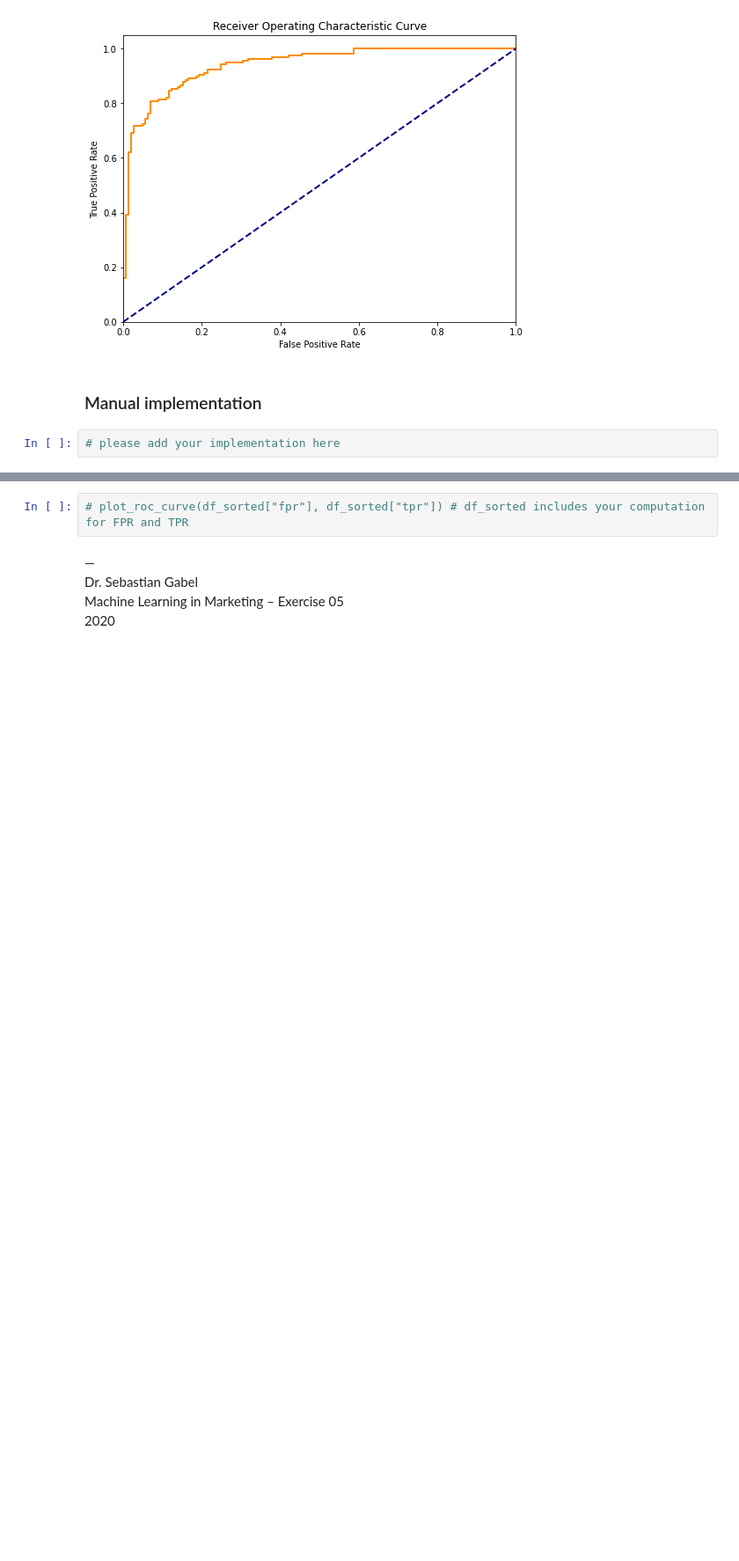
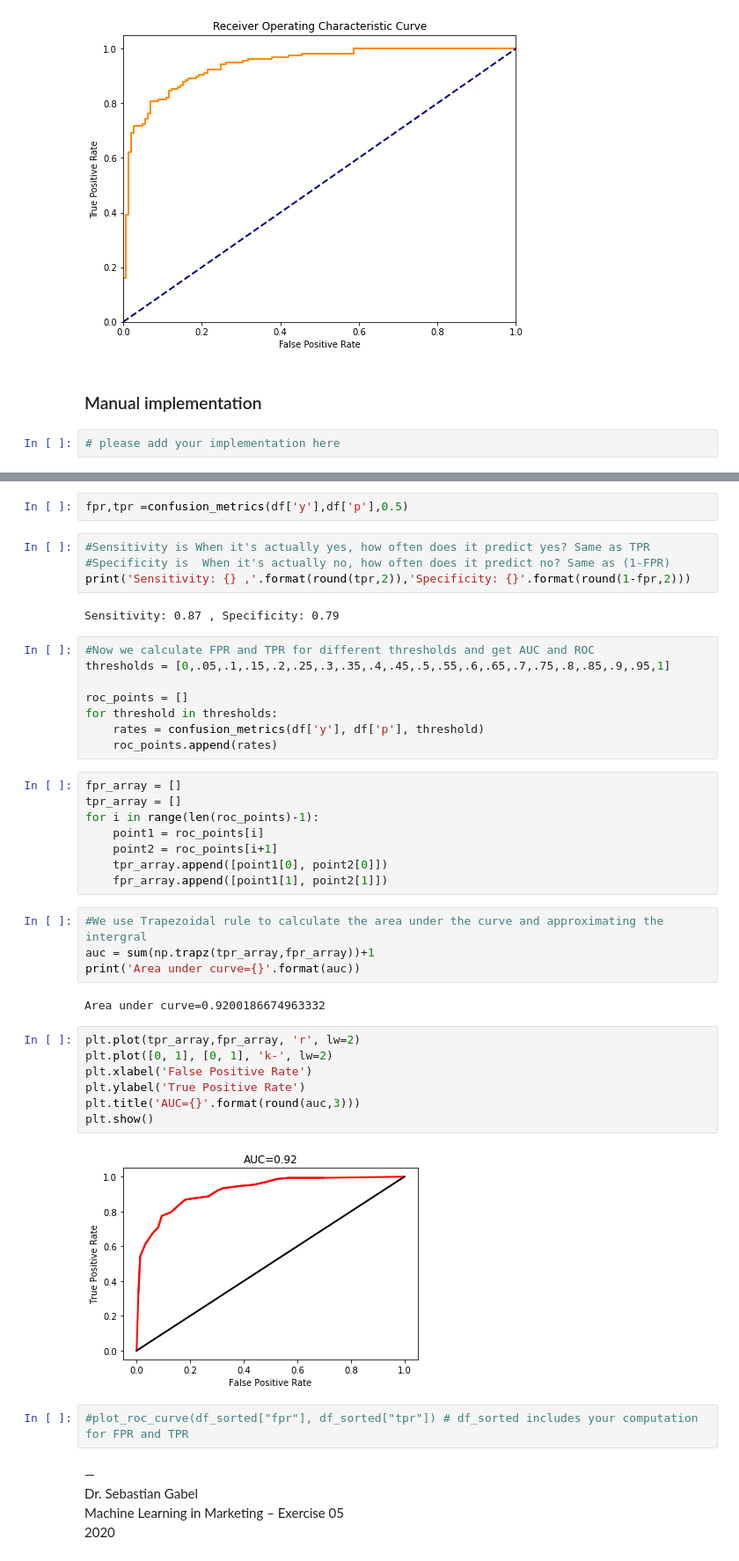
Before and after one commit to AsmirMumin/Retail-Coupon-Recommendation-for-Revenue-Optimization, a Jupyter notebook: 2.1_metrics_group6.ipynb, the cells around one changed output, grey strips where cells are left out. Shown at 88% size. Drawn from its saved outputs; the diff is of its cells as text; blank space fills up the shorter version.

```diff
--- a/2.1_metrics_group6.ipynb
+++ b/2.1_metrics_group6.ipynb
@@ -406,5 +431,44 @@ plot_roc_curve(fpr_skl, tpr_skl)
+# %%
+fpr,tpr =confusion_metrics(df['y'],df['p'],0.5)
+# %%
+#Sensitivity is When it's actually yes, how often does it predict yes? Same as TPR
+#Specificity is  When it's actually no, how often does it predict no? Same as (1-FPR)
+print('Sensitivity: {} ,'.format(round(tpr,2)),'Specificity: {}'.format(round(1-fpr,2)))
+# %% [output]
+Sensitivity: 0.87 , Specificity: 0.79
+# %%
+#Now we calculate FPR and TPR for different thresholds and get AUC and ROC
+thresholds = [0,.05,.1,.15,.2,.25,.3,.35,.4,.45,.5,.55,.6,.65,.7,.75,.8,.85,.9,.95,1]
+
+roc_points = []
+for threshold in thresholds:
+    rates = confusion_metrics(df['y'], df['p'], threshold)
+    roc_points.append(rates)
+# %%
+fpr_array = []
+tpr_array = []
+for i in range(len(roc_points)-1):
+    point1 = roc_points[i]
+    point2 = roc_points[i+1]
+    tpr_array.append([point1[0], point2[0]])
+    fpr_array.append([point1[1], point2[1]])
+# %%
+#We use Trapezoidal rule to calculate the area under the curve and approximating the intergral
+auc = sum(np.trapz(tpr_array,fpr_array))+1
+print('Area under curve={}'.format(auc))
+# %% [output]
+Area under curve=0.9200186674963332
+# %%
+plt.plot(tpr_array,fpr_array, 'r', lw=2)
+plt.plot([0, 1], [0, 1], 'k-', lw=2)
+plt.xlabel('False Positive Rate')
+plt.ylabel('True Positive Rate')
+plt.title('AUC={}'.format(round(auc,3)))
+plt.show()
+# %% [output]
+[figure, added]
 # %%
-# plot_roc_curve(df_sorted["fpr"], df_sorted["tpr"]) # df_sorted includes your computation for FPR and TPR
+#plot_roc_curve(df_sorted["fpr"], df_sorted["tpr"]) # df_sorted includes your computation for FPR and TPR
 # %% [markdown]
 &mdash; <br>
 Dr. Sebastian Gabel <br>
```
Also changed, not shown: parts of 1 cell of this notebook.
